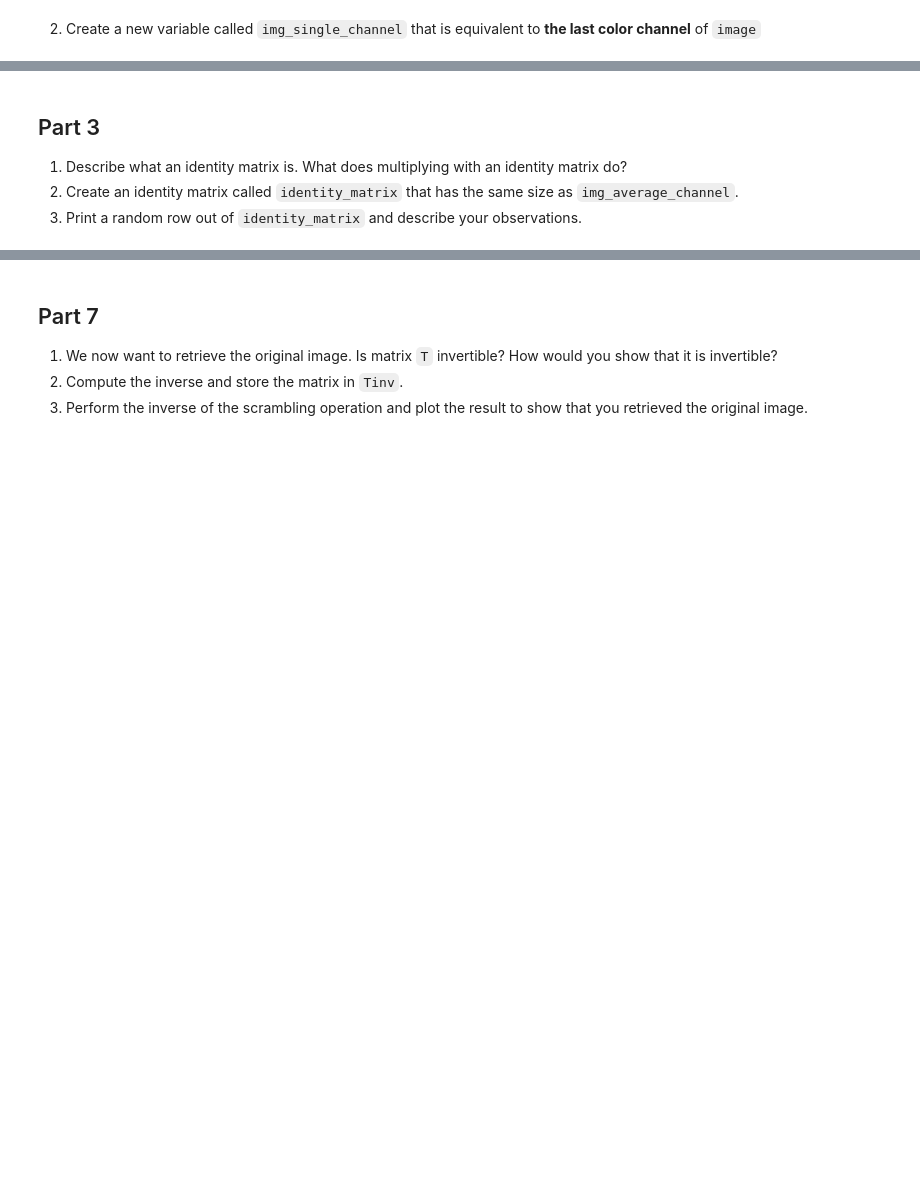
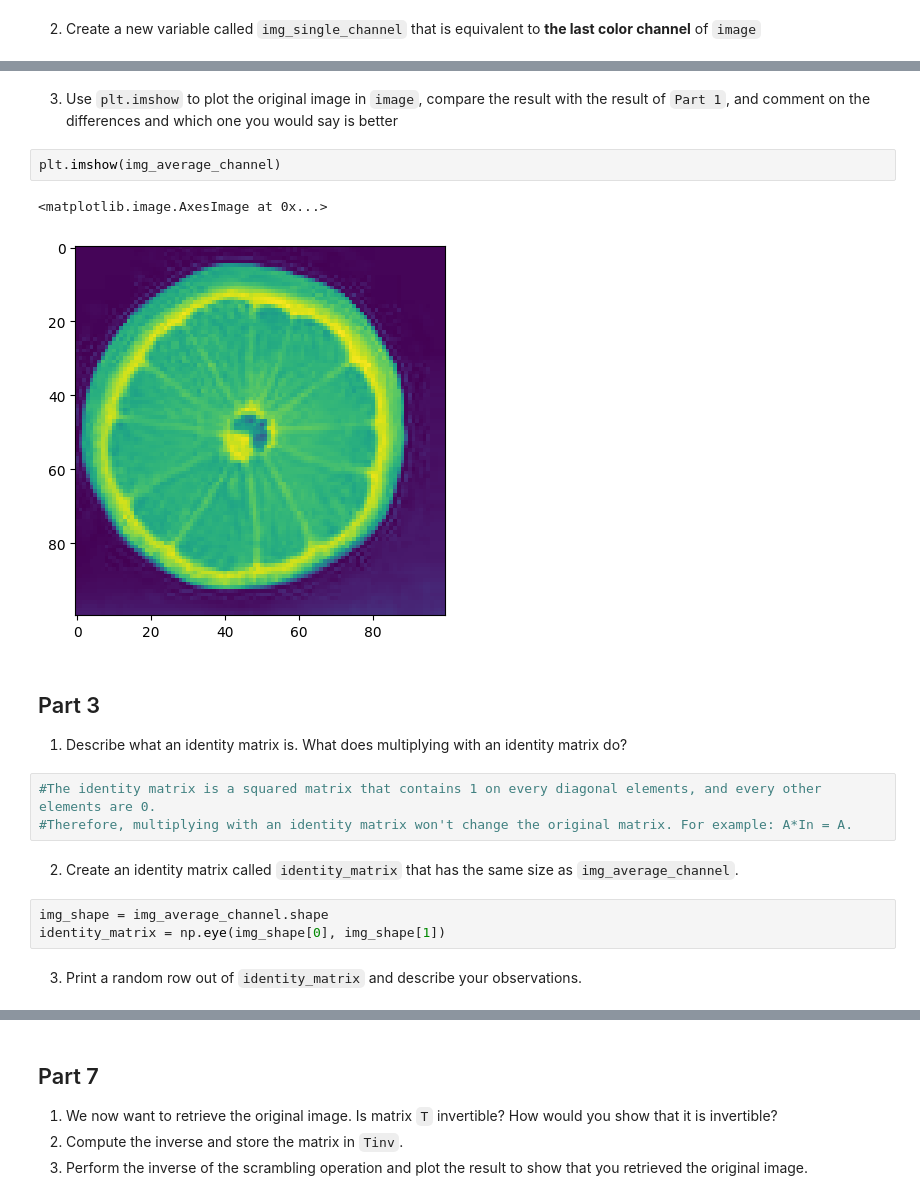
Before and after one commit to Toshou/Fall-23-APML-Public, a Jupyter notebook: Assignements/HW1/HW1.ipynb, the cells around one changed output, grey strips where cells are left out. Drawn from its saved outputs; the diff is of its cells as text; blank space fills up the shorter version.

```diff
--- a/Assignements/HW1/HW1.ipynb
+++ b/Assignements/HW1/HW1.ipynb
@@ -48,6 +71,21 @@ Write a block of commands that does the following.
+# %% [markdown]
+3. Use `plt.imshow` to plot  the original image in `image`, compare the result with the result of `Part 1`, and comment on the differences and which one you would say is better
+# %%
+plt.imshow(img_average_channel)
+# %% [output]
+<matplotlib.image.AxesImage at 0x...>
+[figure, added]
 # %% [markdown]
 ## Part 3
 
 1. Describe what an identity matrix is. What does multiplying with an identity matrix do?
-1. Create an identity matrix called `identity_matrix` that has the same size as `img_average_channel`.
-2. Print a random row out of `identity_matrix` and describe your observations.
+# %%
+#The identity matrix is a squared matrix that contains 1 on every diagonal elements, and every other elements are 0.
+#Therefore, multiplying with an identity matrix won't change the original matrix. For example: A*In = A.
+# %% [markdown]
+2. Create an identity matrix called `identity_matrix` that has the same size as `img_average_channel`.
+# %%
+img_shape = img_average_channel.shape
+identity_matrix = np.eye(img_shape[0], img_shape[1])
+# %% [markdown]
+3. Print a random row out of `identity_matrix` and describe your observations.
```
Also changed, not shown: parts of 29 cells of this notebook.
